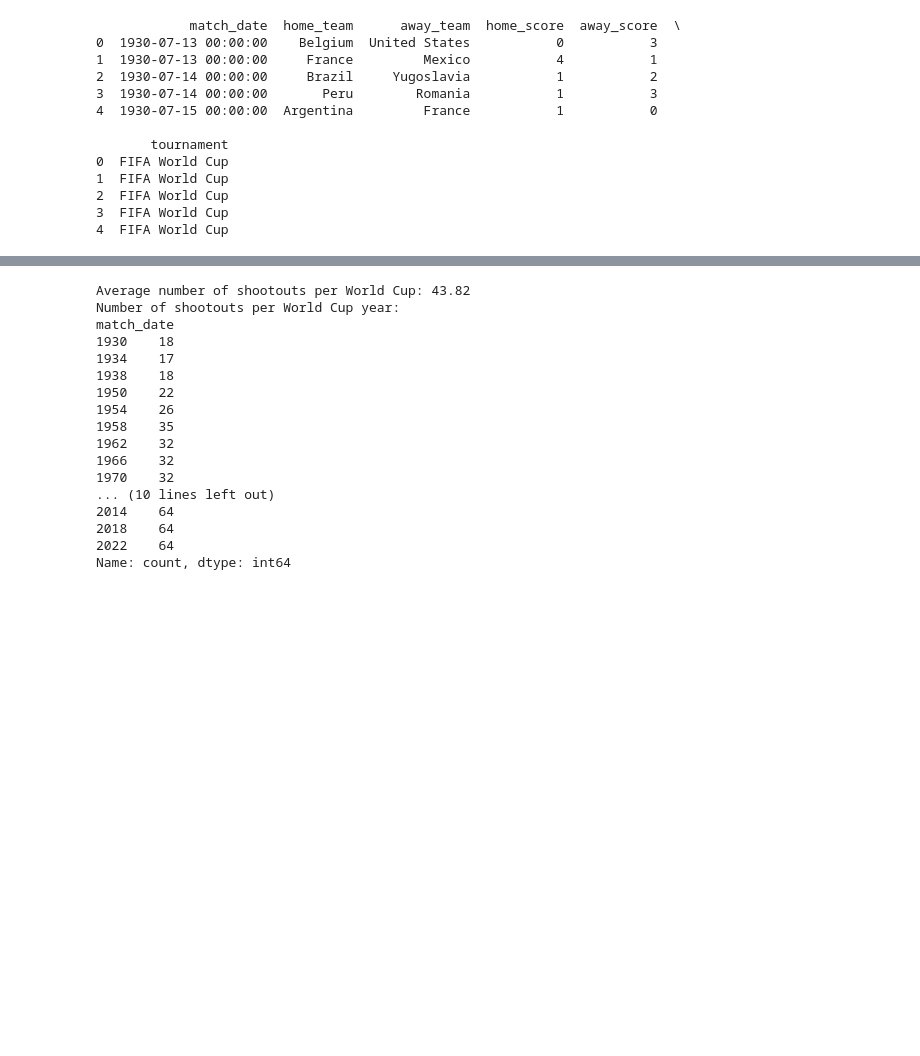
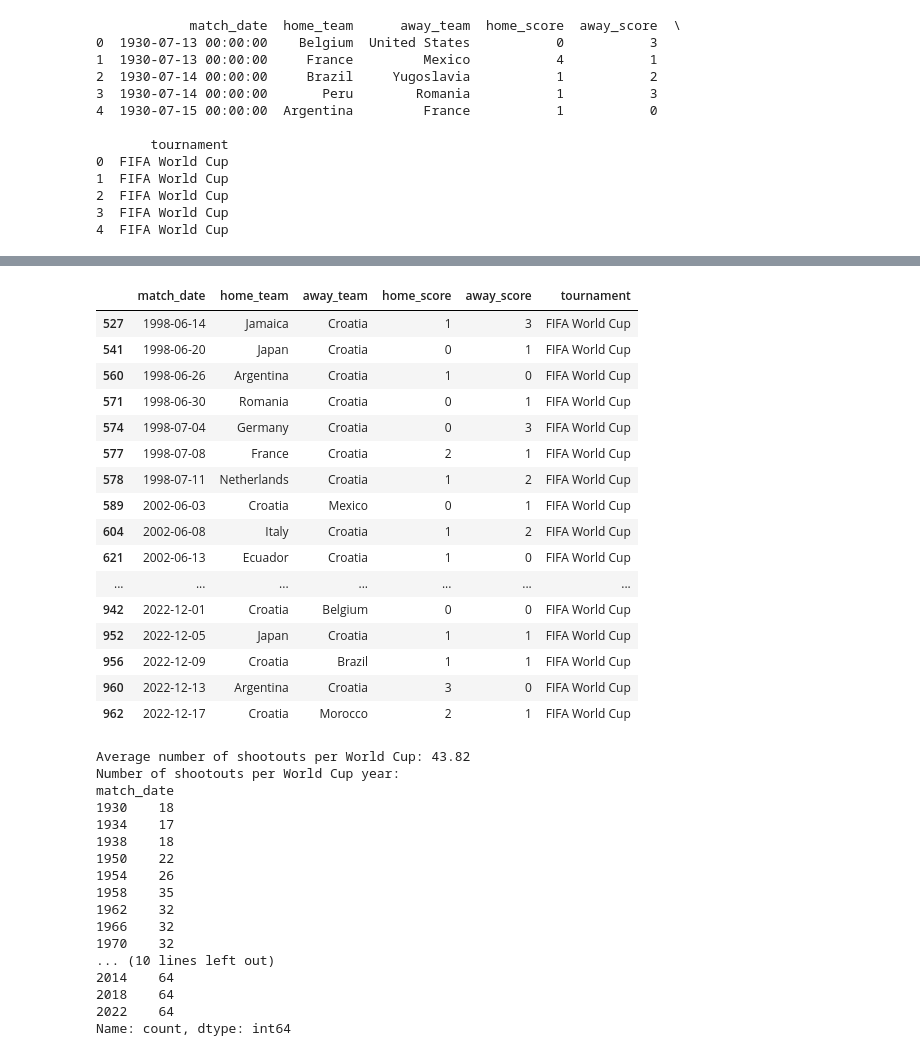
Before and after one commit to joelie1105/international_results_project, a Jupyter notebook: international_results.ipynb, the cells around one changed output, grey strips where cells are left out. Cells and saved outputs as stored; diff of their text form; code cells hidden in the pictures; blank space fills up the shorter version.

```diff
--- a/international_results.ipynb
+++ b/international_results.ipynb
@@ -298,3 +341,31 @@ df_WC['match_date'] = pd.to_datetime(df_WC['match_date'], errors='coerce')
+# %%
+# Function to get match results by country - This was suggested by copilot
+def get_match_results_by_country(country):
+    """
+    Returns the match results for a specific country in FIFA World Cup matches.
+    """
+    country_results = df_WC[(df_WC['home_team'] == country) | (df_WC['away_team'] == country)]
+    return country_results
+
+get_match_results_by_country('Croatia')  # Example usage to get results for Brazil
+# %% [output]
+|  | match_date | home_team | away_team | home_score | away_score | tournament |
+| 527 | 1998-06-14 | Jamaica | Croatia | 1 | 3 | FIFA World Cup |
+| 541 | 1998-06-20 | Japan | Croatia | 0 | 1 | FIFA World Cup |
+| 560 | 1998-06-26 | Argentina | Croatia | 1 | 0 | FIFA World Cup |
+| 571 | 1998-06-30 | Romania | Croatia | 0 | 1 | FIFA World Cup |
+| 574 | 1998-07-04 | Germany | Croatia | 0 | 3 | FIFA World Cup |
+| 577 | 1998-07-08 | France | Croatia | 2 | 1 | FIFA World Cup |
+| 578 | 1998-07-11 | Netherlands | Croatia | 1 | 2 | FIFA World Cup |
+| 589 | 2002-06-03 | Croatia | Mexico | 0 | 1 | FIFA World Cup |
+| 604 | 2002-06-08 | Italy | Croatia | 1 | 2 | FIFA World Cup |
+| 621 | 2002-06-13 | Ecuador | Croatia | 1 | 0 | FIFA World Cup |
+| ... | ... | ... | ... | ... | ... | ... |
+| 942 | 2022-12-01 | Croatia | Belgium | 0 | 0 | FIFA World Cup |
+| 952 | 2022-12-05 | Japan | Croatia | 1 | 1 | FIFA World Cup |
+| 956 | 2022-12-09 | Croatia | Brazil | 1 | 1 | FIFA World Cup |
+| 960 | 2022-12-13 | Argentina | Croatia | 3 | 0 | FIFA World Cup |
+| 962 | 2022-12-17 | Croatia | Morocco | 2 | 1 | FIFA World Cup |
 # %%
 #Average number of shootouts per World Cup
 # Co Pilot suggestion - average_shootouts = df_WC['match_date'].dt.year.value_counts().mean()
```
Also changed, not shown: parts of 6 cells of this notebook, 3 other files.
